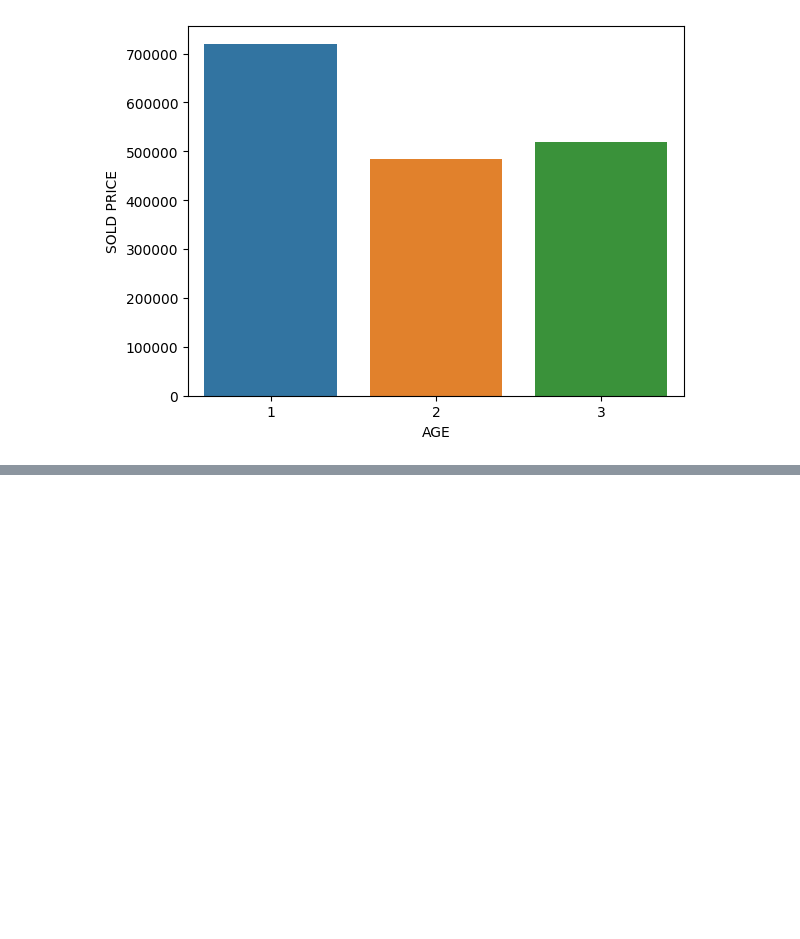
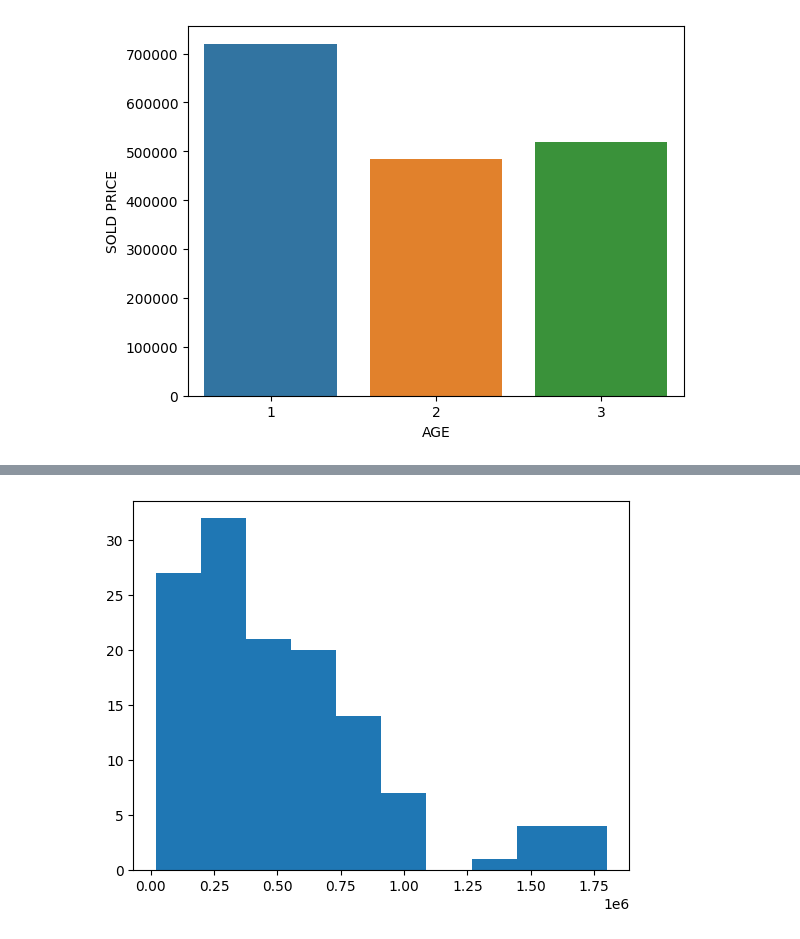
Before and after one commit to luanlimasoueu/analise-de-dados, a Jupyter notebook: livros/Fundamentals-of-AIML-text-book-4/2_capitulo/2_capitulo.ipynb, the cells around one changed output, grey strips where cells are left out. Drawn from its saved outputs; the diff is of its cells as text; code cells hidden in the pictures; blank space fills up the shorter version.

```diff
--- a/livros/Fundamentals-of-AIML-text-book-4/2_capitulo/2_capitulo.ipynb
+++ b/livros/Fundamentals-of-AIML-text-book-4/2_capitulo/2_capitulo.ipynb
@@ -402,0 +407,4 @@ sn.barplot(x = 'AGE', y = 'SOLD PRICE', data = soldprice_by_age);
+# %%
+plt.hist( ipl_auction_df['SOLD PRICE'] );
+# %% [output]
+[figure, added]
```
Also changed, not shown: parts of 21 cells of this notebook.
